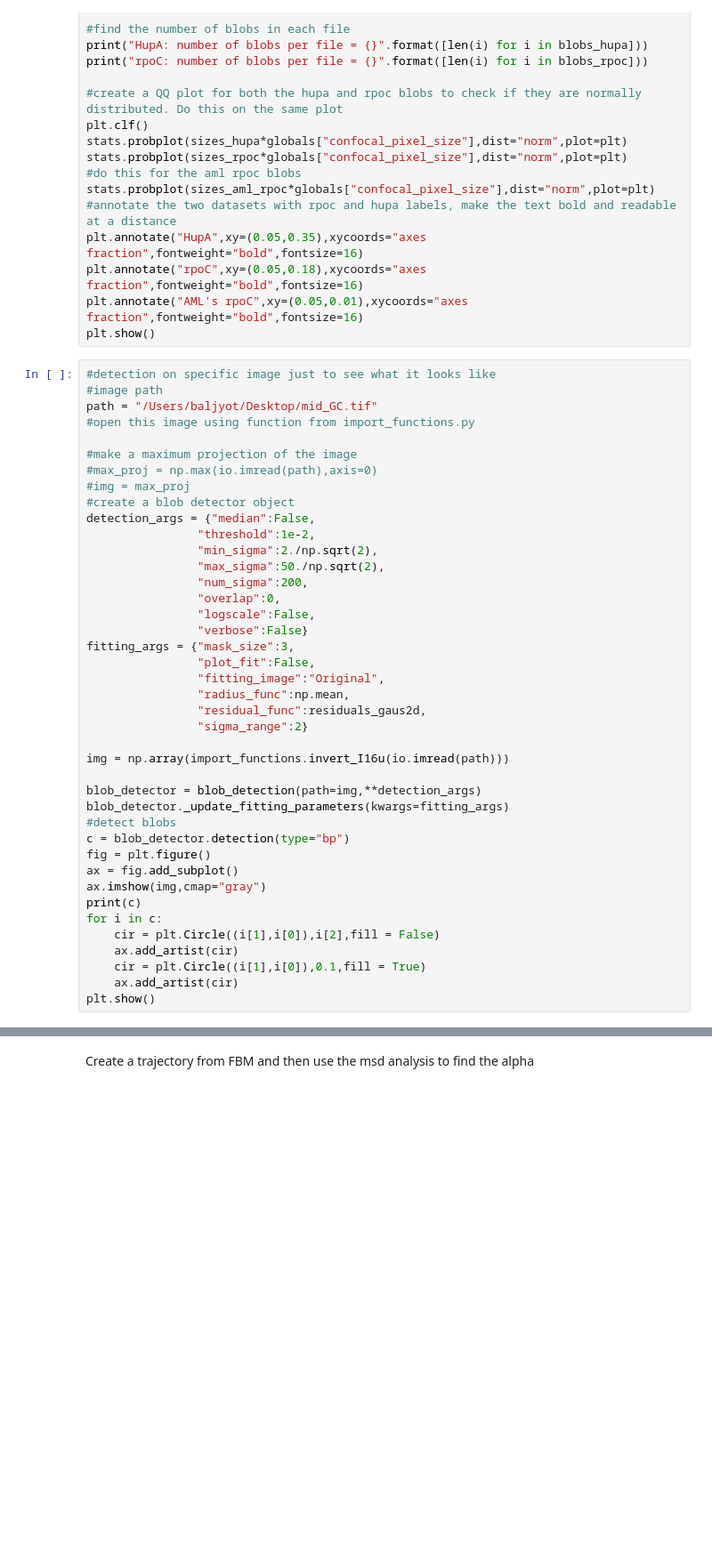
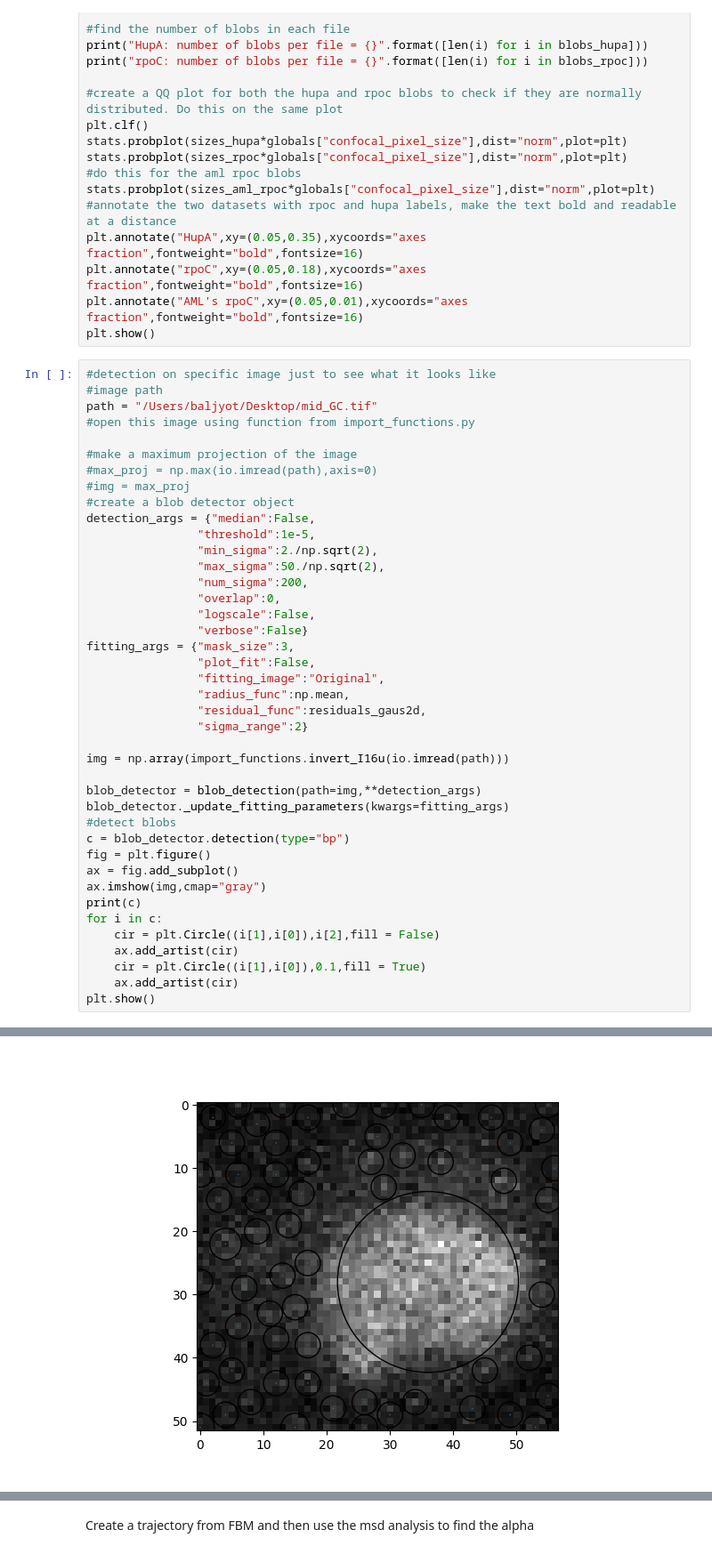
Before and after one commit to joemans3/Single_Particle_Analysis, a Jupyter notebook: Density_Map.ipynb, the cells around one changed output, grey strips where cells are left out. Shown: that part at 89% size. Cells and saved outputs as stored; diff of their text form; blank space fills up the shorter version.

```diff
--- a/Density_Map.ipynb
+++ b/Density_Map.ipynb
@@ -349,7 +349,7 @@ path = "/Users/baljyot/Desktop/mid_GC.tif"
 #img = max_proj
 #create a blob detector object
 detection_args = {"median":False,
-                "threshold":1e-2,
+                "threshold":1e-5,
                 "min_sigma":2./np.sqrt(2),
                 "max_sigma":50./np.sqrt(2),
                 "num_sigma":200,
@@ -379,3 +379,4 @@ for i in c:
     cir = plt.Circle((i[1],i[0]),0.1,fill = True)
     ax.add_artist(cir)
 plt.show()
+# %% [output]
@@ -381,0 +400 @@ plt.show()
+[figure, added]
```
Also changed, not shown: parts of 3 cells of this notebook, 3 other files.
